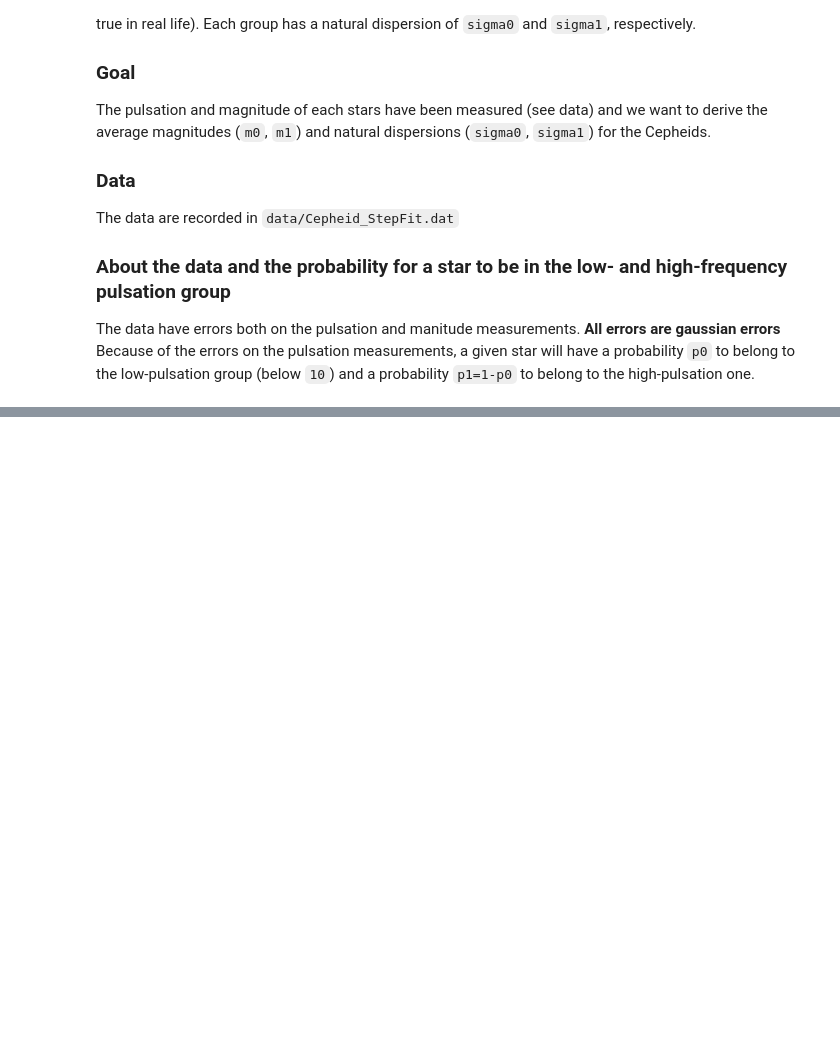
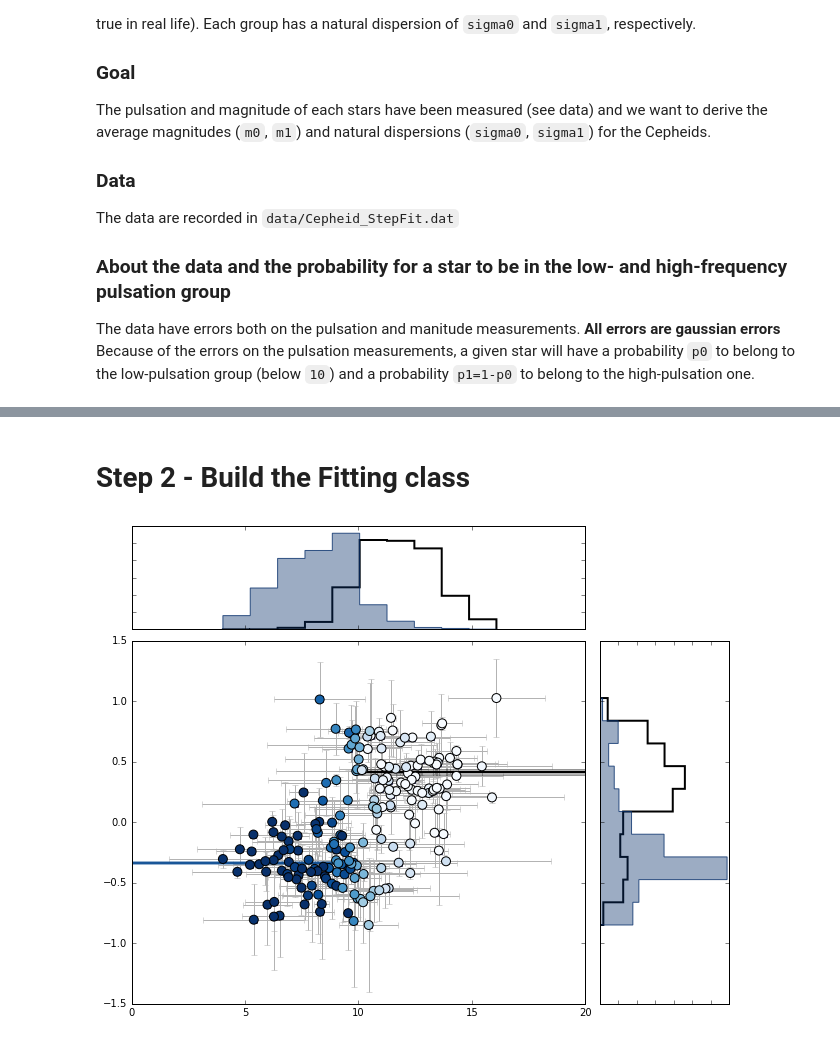
Before and after one commit to HUDataScience/StatisticalMethods2016, a Jupyter notebook: notebooks/Exo7_StepFit_CepheidCase.ipynb, the cells around one changed output, grey strips where cells are left out. Cells and saved outputs as stored; diff of their text form; code cells hidden in the pictures; blank space fills up the shorter version.

Commit message:
Correction StepFit

```diff
--- a/notebooks/Exo7_StepFit_CepheidCase.ipynb
+++ b/notebooks/Exo7_StepFit_CepheidCase.ipynb
@@ -32,0 +64,2 @@ mpl.ylabel("mag", fontsize="x-large")
+# %% [markdown]
+# Step 2 - Build the Fitting class
@@ -32,0 +249,7 @@ mpl.ylabel("mag", fontsize="x-large")
+# %%
+step = StepFit(table["pulsation"], table["mag"], table["puls_err"], table["mag_err"], xcut=10.)
+# %%
+step.fit([-1,1,0.3,0.4], verbose=False)
+step.plot()
+# %% [output]
+[figure, added]
```
Also changed, not shown: parts of 8 cells of this notebook.
